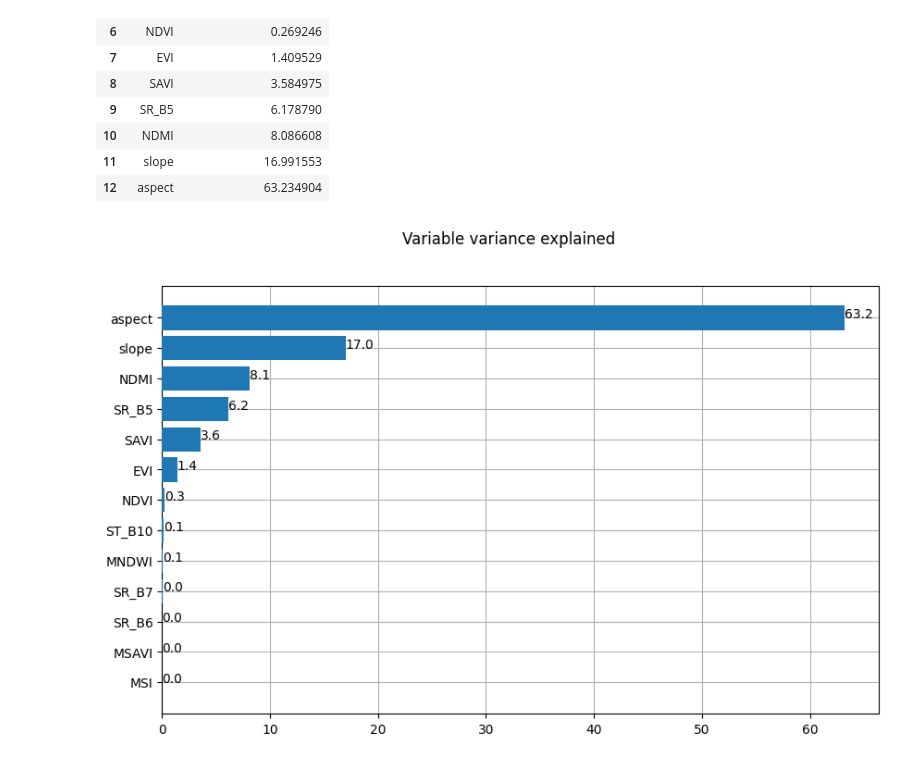
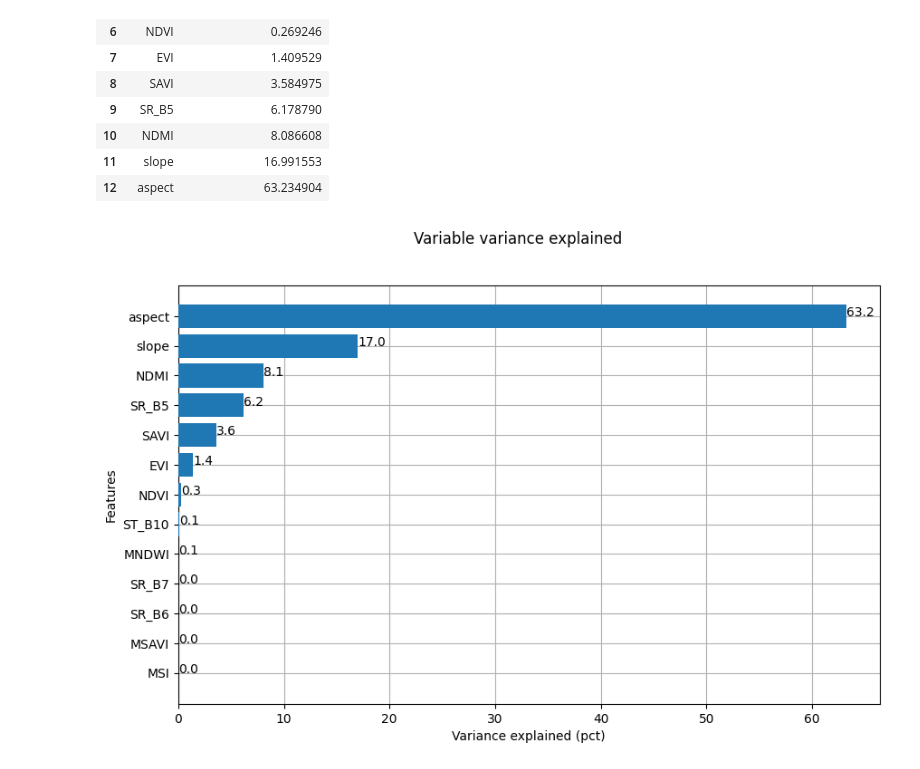
Before and after one commit to belalabouzaid/siads699_team13_collab, a Jupyter notebook: Notebooks/03a-PCA.ipynb, the cells around one changed output. Saved outputs shown, nothing was run; the diff lists cells and outputs as text; code cells hidden in the pictures.

```diff
--- a/Notebooks/03a-PCA.ipynb
+++ b/Notebooks/03a-PCA.ipynb
@@ -232,12 +223,14 @@ var_explained_df
 # %%
 variables = list(var_explained_df['index'])
 variance_exp = list(var_explained_df['pct_variance_explained'])
 fig, axs = plt.subplots(figsize=(10, 6))
 axs.barh(variables, variance_exp, zorder = 3)
 fig.suptitle('Variable variance explained')
 for index, value in enumerate(variance_exp):
     plt.text(value, index,
              str(round(value, 1)))
+plt.ylabel('Features', fontsize=10)
+plt.xlabel('Variance explained (pct)', fontsize=10)
 axs.grid();
 # %% [output]
-[figure, old version]
+[figure, new version]
```
Also changed, not shown: parts of 4 cells of this notebook.
